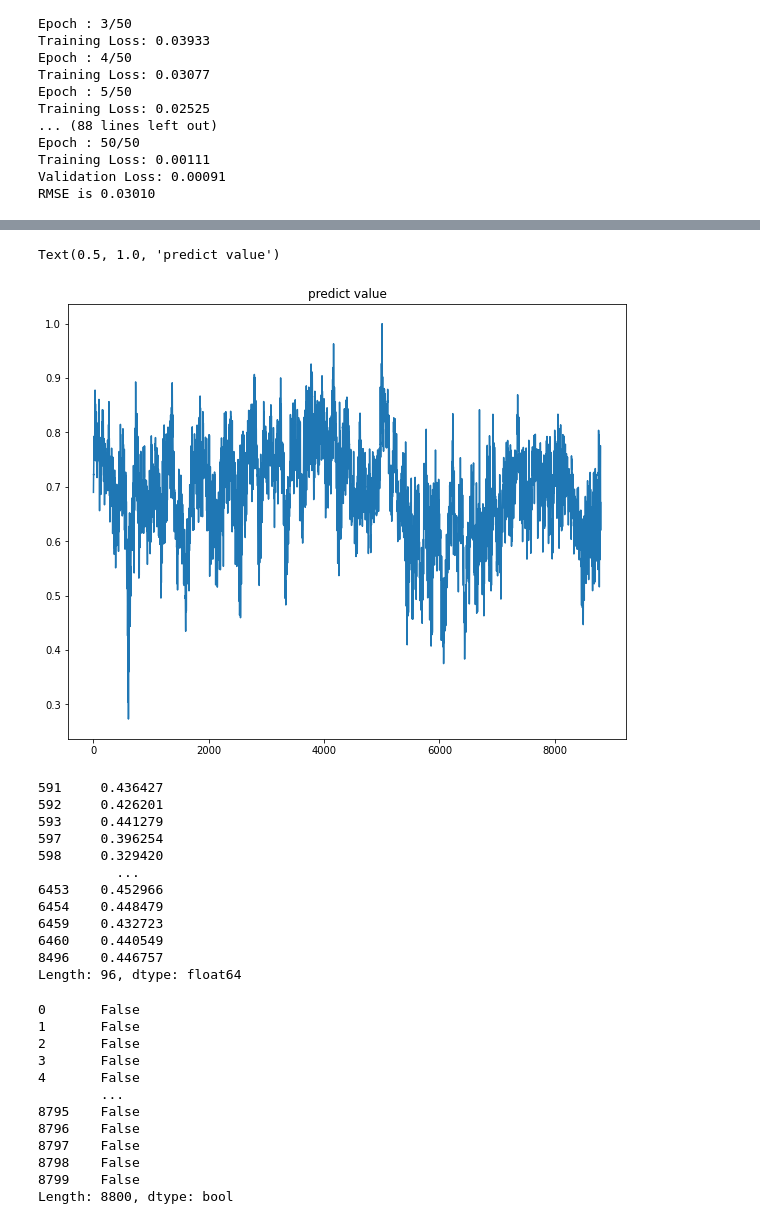
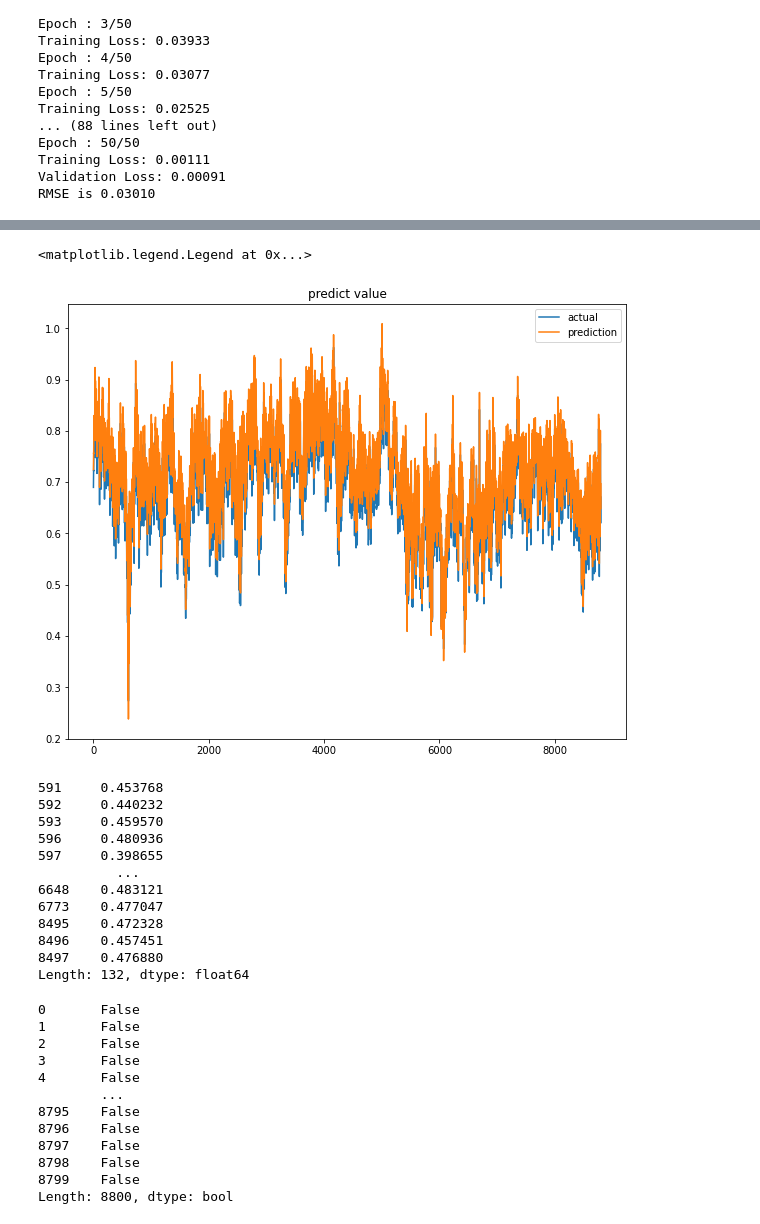
Before and after one commit to changhorang/VAE_Strain, a Jupyter notebook: tsod_detector.ipynb, the cells around one changed output, grey strips where cells are left out. Saved outputs shown, nothing was run; the diff lists cells and outputs as text; code cells hidden in the pictures.

```diff
--- a/tsod_detector.ipynb
+++ b/tsod_detector.ipynb
@@ -131,4 +129,7 @@ import numpy as np
 y_list = np.loadtxt('y_list.csv', delimiter=',')
 y_list = y_list.T
 y_list = pd.Series(y_list)
-print(y_list)
+
+output_list = np.loadtxt('output_list.csv', delimiter=',')
+output_list = output_list.T
+output_list = pd.Series(output_list)
@@ -148,10 +136,12 @@ Length: 8800, dtype: float64
 # %%
 plt.figure(figsize=(10, 8))
-plt.plot(y_list)
+plt.plot(y_list, label='actual')
+plt.plot(output_list, label='prediction')
 plt.title('predict value')
+plt.legend()
 # %% [output]
-Text(0.5, 1.0, 'predict value')
+<matplotlib.legend.Legend at 0x...>
-[figure, old version]
+[figure, new version]
 # %%
 def get_outlier(df=None, weight=1.5):
   # target 값과 상관관계가 높은 열을 우선적으로 진행
@@ -166,25 +156,25 @@ def get_outlier(df=None, weight=1.5):
 
   return lowest, highest
 # %%
-lowest, highest = get_outlier(y_list)
+lowest, highest = get_outlier(output_list)
 
 rd = tsod.RangeDetector(min_value=lowest, max_value=highest)
-anomalies = rd.detect(y_list)
+anomalies = rd.detect(output_list)
 
-y_list[anomalies]
+output_list[anomalies]
 # %% [output]
-591     0.436427
-592     0.426201
-593     0.441279
-597     0.396254
-598     0.329420
+591     0.453768
+592     0.440232
+593     0.459570
+596     0.480936
+597     0.398655
           ...
-6453    0.452966
-6454    0.448479
-6459    0.432723
-6460    0.440549
-8496    0.446757
-Length: 96, dtype: float64
+6648    0.483121
+6773    0.477047
+8495    0.472328
+8496    0.457451
+8497    0.476880
+Length: 132, dtype: float64
 # %%
 anomalies
 # %% [output]
```
Also changed, not shown: parts of 6 cells of this notebook.
